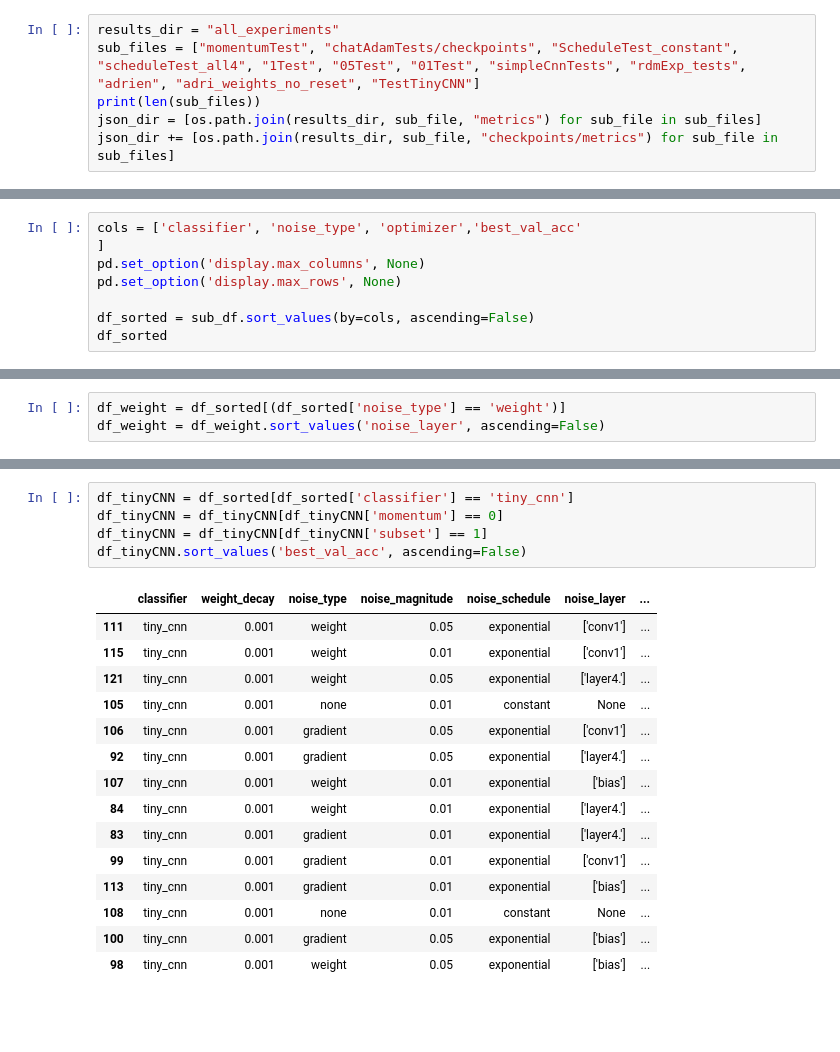
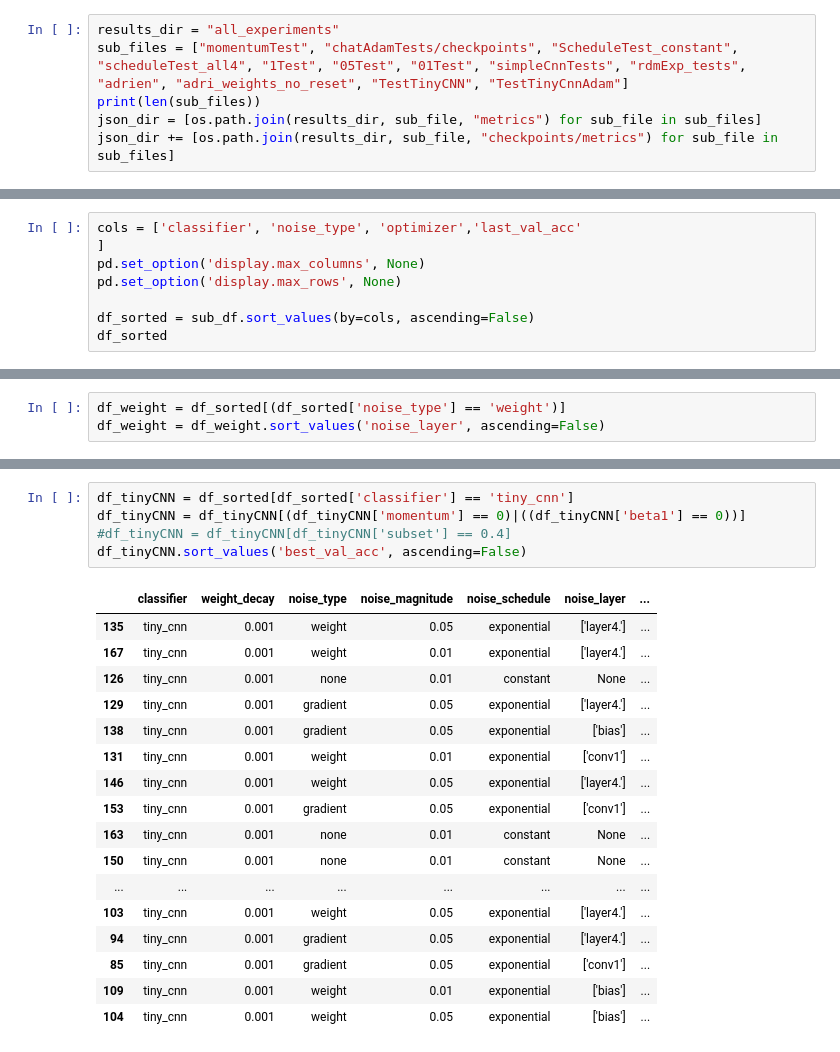
Before and after one commit to AdrienFeillard/OptML_project, a Jupyter notebook: dataframes_experiments.ipynb, the cells around one changed output, grey strips where cells are left out. Drawn from its saved outputs; the diff is of its cells as text; blank space fills up the shorter version.

```diff
--- a/dataframes_experiments.ipynb
+++ b/dataframes_experiments.ipynb
@@ -6,7 +6,7 @@ import json
 import os
 # %%
 results_dir = "all_experiments"
-sub_files = ["momentumTest", "chatAdamTests/checkpoints", "ScheduleTest_constant", "scheduleTest_all4", "1Test", "05Test", "01Test", "simpleCnnTests", "rdmExp_tests", "adrien", "adri_weights_no_reset", "TestTinyCNN"]
+sub_files = ["momentumTest", "chatAdamTests/checkpoints", "ScheduleTest_constant", "scheduleTest_all4", "1Test", "05Test", "01Test", "simpleCnnTests", "rdmExp_tests", "adrien", "adri_weights_no_reset", "TestTinyCNN", "TestTinyCnnAdam"]
 print(len(sub_files))
 json_dir = [os.path.join(results_dir, sub_file, "metrics") for sub_file in sub_files]
 json_dir += [os.path.join(results_dir, sub_file, "checkpoints/metrics") for sub_file in sub_files]
@@ -149,7 +146,7 @@ sub_df.drop(columns=['train_acc', 'val_acc', 'noise_metrics'], inplace=True)
 sub_df
 pass
 # %%
-cols = ['classifier', 'noise_type', 'optimizer','best_val_acc'
+cols = ['classifier', 'noise_type', 'optimizer','last_val_acc'
 ]
 pd.set_option('display.max_columns', None)
 pd.set_option('display.max_rows', None)
@@ -224,21 +221,23 @@ df_no_momentum
 # %%
 df_tinyCNN = df_sorted[df_sorted['classifier'] == 'tiny_cnn']
-df_tinyCNN = df_tinyCNN[df_tinyCNN['momentum'] == 0]
-df_tinyCNN = df_tinyCNN[df_tinyCNN['subset'] == 1]
+df_tinyCNN = df_tinyCNN[(df_tinyCNN['momentum'] == 0)|((df_tinyCNN['beta1'] == 0))]
+#df_tinyCNN = df_tinyCNN[df_tinyCNN['subset'] == 0.4]
 df_tinyCNN.sort_values('best_val_acc', ascending=False)
 # %% [output]
 |  | classifier | weight_decay | noise_type | noise_magnitude | noise_schedule | noise_layer | ... |
-| 111 | tiny_cnn | 0.001 | weight | 0.05 | exponential | ['conv1'] | ... |
-| 115 | tiny_cnn | 0.001 | weight | 0.01 | exponential | ['conv1'] | ... |
-| 121 | tiny_cnn | 0.001 | weight | 0.05 | exponential | ['layer4.'] | ... |
-| 105 | tiny_cnn | 0.001 | none | 0.01 | constant | None | ... |
-| 106 | tiny_cnn | 0.001 | gradient | 0.05 | exponential | ['conv1'] | ... |
-| 92 | tiny_cnn | 0.001 | gradient | 0.05 | exponential | ['layer4.'] | ... |
-| 107 | tiny_cnn | 0.001 | weight | 0.01 | exponential | ['bias'] | ... |
-| 84 | tiny_cnn | 0.001 | weight | 0.01 | exponential | ['layer4.'] | ... |
-| 83 | tiny_cnn | 0.001 | gradient | 0.01 | exponential | ['layer4.'] | ... |
-| 99 | tiny_cnn | 0.001 | gradient | 0.01 | exponential | ['conv1'] | ... |
-| 113 | tiny_cnn | 0.001 | gradient | 0.01 | exponential | ['bias'] | ... |
-| 108 | tiny_cnn | 0.001 | none | 0.01 | constant | None | ... |
-| 100 | tiny_cnn | 0.001 | gradient | 0.05 | exponential | ['bias'] | ... |
-| 98 | tiny_cnn | 0.001 | weight | 0.05 | exponential | ['bias'] | ... |
+| 135 | tiny_cnn | 0.001 | weight | 0.05 | exponential | ['layer4.'] | ... |
+| 167 | tiny_cnn | 0.001 | weight | 0.01 | exponential | ['layer4.'] | ... |
+| 126 | tiny_cnn | 0.001 | none | 0.01 | constant | None | ... |
+| 129 | tiny_cnn | 0.001 | gradient | 0.05 | exponential | ['layer4.'] | ... |
+| 138 | tiny_cnn | 0.001 | gradient | 0.05 | exponential | ['bias'] | ... |
+| 131 | tiny_cnn | 0.001 | weight | 0.01 | exponential | ['conv1'] | ... |
+| 146 | tiny_cnn | 0.001 | weight | 0.05 | exponential | ['layer4.'] | ... |
+| 153 | tiny_cnn | 0.001 | gradient | 0.05 | exponential | ['conv1'] | ... |
+| 163 | tiny_cnn | 0.001 | none | 0.01 | constant | None | ... |
+| 150 | tiny_cnn | 0.001 | none | 0.01 | constant | None | ... |
+| ... | ... | ... | ... | ... | ... | ... | ... |
+| 103 | tiny_cnn | 0.001 | weight | 0.05 | exponential | ['layer4.'] | ... |
+| 94 | tiny_cnn | 0.001 | gradient | 0.05 | exponential | ['layer4.'] | ... |
+| 85 | tiny_cnn | 0.001 | gradient | 0.05 | exponential | ['conv1'] | ... |
+| 109 | tiny_cnn | 0.001 | weight | 0.01 | exponential | ['bias'] | ... |
+| 104 | tiny_cnn | 0.001 | weight | 0.05 | exponential | ['bias'] | ... |
```
Also changed, not shown: parts of 8 cells of this notebook.
